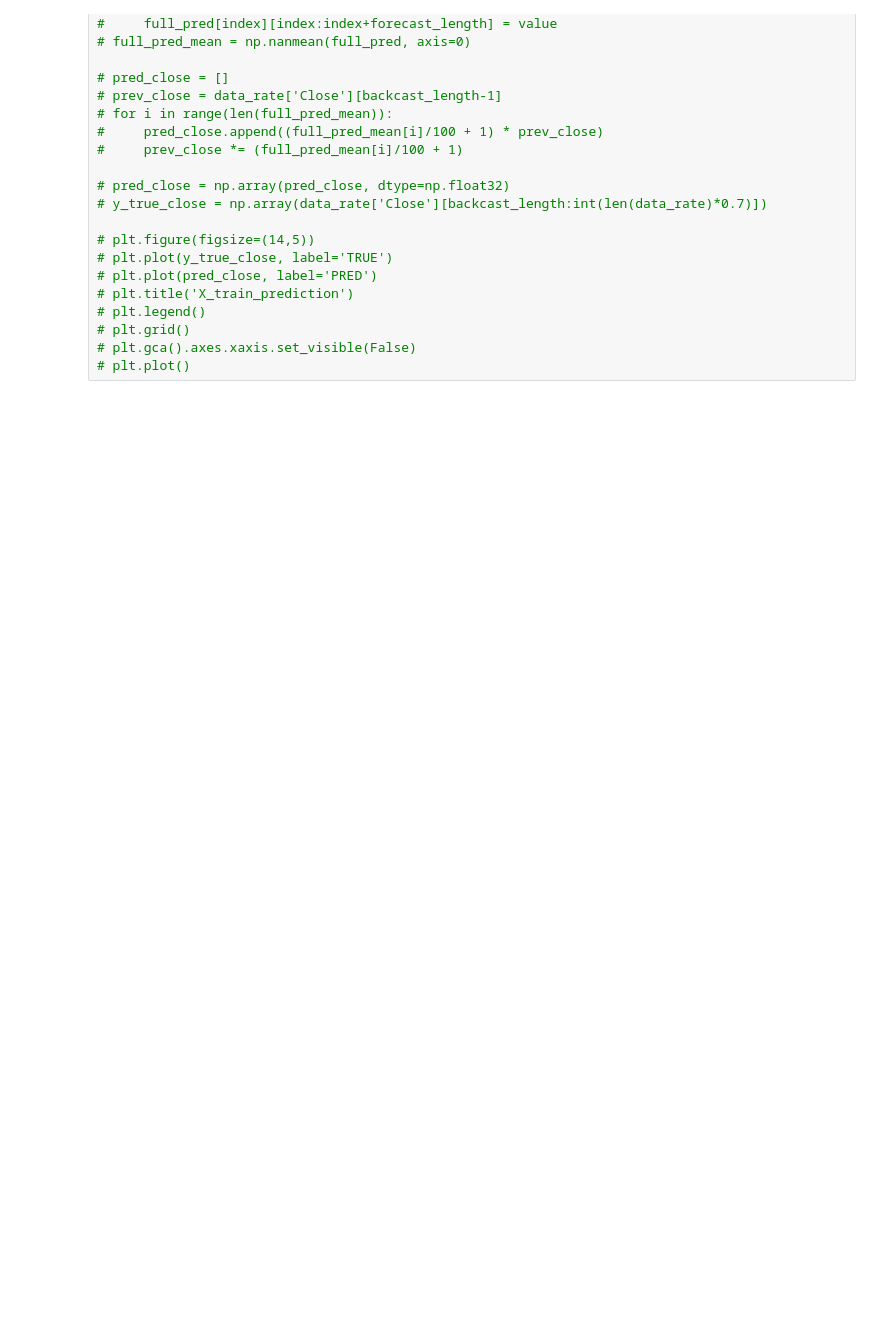
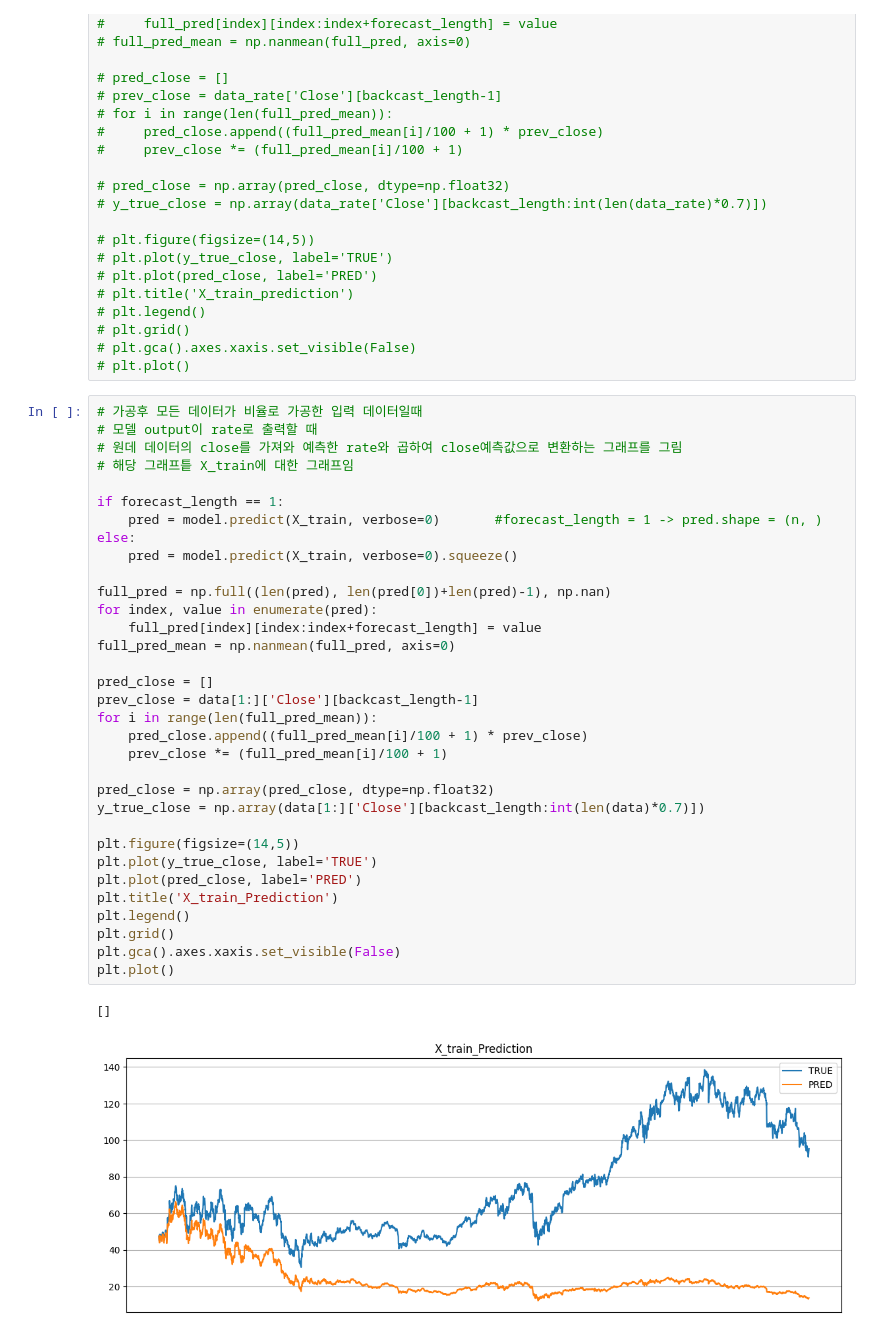
Before and after one commit to ozingmw/RL_finance, a Jupyter notebook: nbeats.ipynb, the cells around one changed output. Drawn from its saved outputs; the diff is of its cells as text; blank space fills up the shorter version.

```diff
--- a/nbeats.ipynb
+++ b/nbeats.ipynb
@@ -605,6 +605,42 @@ plt.plot()
 # plt.grid()
 # plt.gca().axes.xaxis.set_visible(False)
 # plt.plot()
+# %%
+# 가공후 모든 데이터가 비율로 가공한 입력 데이터일때
+# 모델 output이 rate로 출력할 때
+# 원데 데이터의 close를 가져와 예측한 rate와 곱하여 close예측값으로 변환하는 그래프를 그림
+# 해당 그래프틑 X_train에 대한 그래프임
+
+if forecast_length == 1:
+    pred = model.predict(X_train, verbose=0)       #forecast_length = 1 -> pred.shape = (n, )
+else:
+    pred = model.predict(X_train, verbose=0).squeeze()
+
+full_pred = np.full((len(pred), len(pred[0])+len(pred)-1), np.nan)
+for index, value in enumerate(pred):
+    full_pred[index][index:index+forecast_length] = value
+full_pred_mean = np.nanmean(full_pred, axis=0)
+
+pred_close = []
+prev_close = data[1:]['Close'][backcast_length-1]
+for i in range(len(full_pred_mean)):
+    pred_close.append((full_pred_mean[i]/100 + 1) * prev_close)
+    prev_close *= (full_pred_mean[i]/100 + 1)
+
+pred_close = np.array(pred_close, dtype=np.float32)
+y_true_close = np.array(data[1:]['Close'][backcast_length:int(len(data)*0.7)])
+
+plt.figure(figsize=(14,5))
+plt.plot(y_true_close, label='TRUE')
+plt.plot(pred_close, label='PRED')
+plt.title('X_train_Prediction')
+plt.legend()
+plt.grid()
+plt.gca().axes.xaxis.set_visible(False)
+plt.plot()
+# %% [output]
+[]
+[figure, added]
 # %%
 # 가공후 모든 데이터가 비율로 가공한 입력 데이터일때
 # 모델 output이 rate로 출력할 때
```
Also changed, not shown: parts of 8 cells of this notebook.
